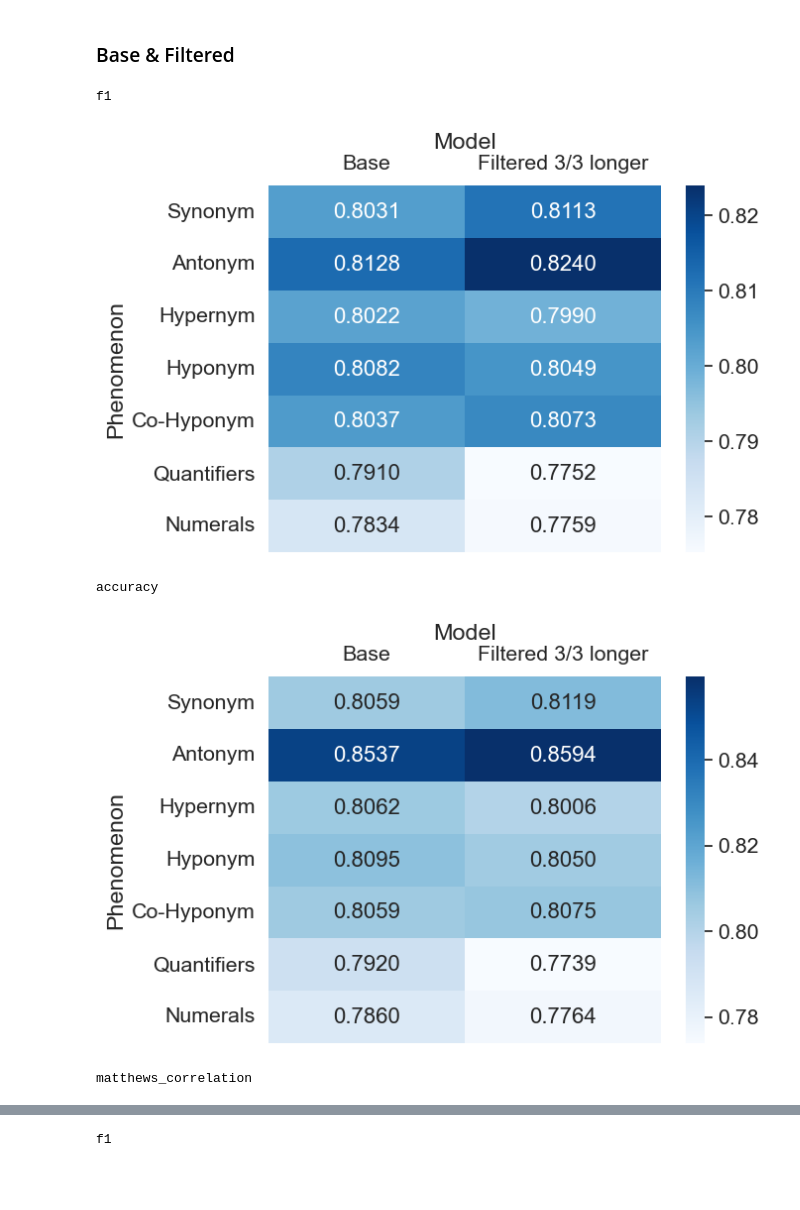
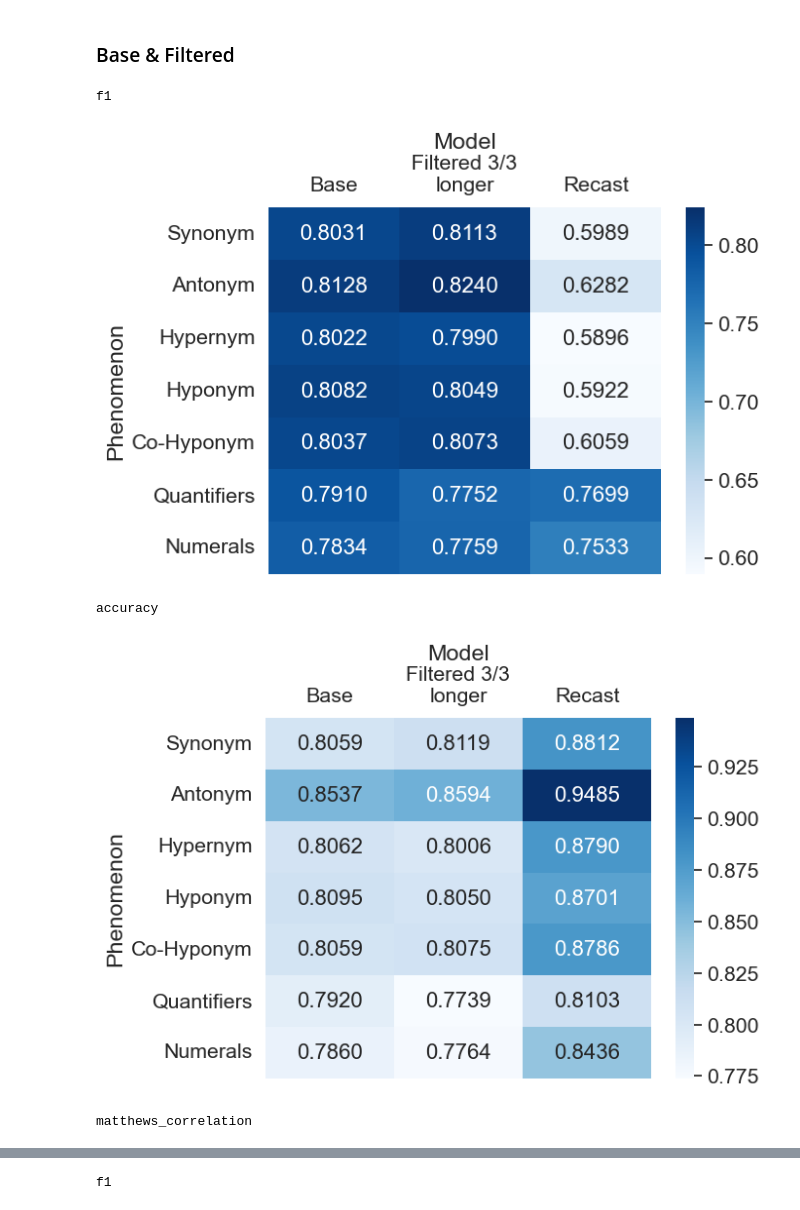
Before and after one commit to study-group-lit/lit, a Jupyter notebook: visualisations/metric_heatmaps_phenomena.ipynb, the cells around one changed output, grey strips where cells are left out. Drawn from its saved outputs; the diff is of its cells as text; code cells hidden in the pictures; blank space fills up the shorter version.

```diff
--- a/visualisations/metric_heatmaps_phenomena.ipynb
+++ b/visualisations/metric_heatmaps_phenomena.ipynb
@@ -15,9 +15,10 @@ phenomena = ["Synonym", "Antonym", "Hypernym", "Hyponym", "Co-Hyponym", "Quantif
 # %%
 path_mapping = {
     "Base": "../scripts/metrics_by_phenomena/results/roberta-base-finetuned-mnli.json",
-    "Filtered 3/3 longer": "../scripts/metrics_by_phenomena/results/roberta-base-finetuned-mnli-maximum_two_6.json"
+    "Filtered 3/3 longer": "../scripts/metrics_by_phenomena/results/roberta-base-finetuned-mnli-maximum_two_6.json",
+    "Recast": "../scripts/evaluate_finetuned_models/results/recast_esnli.json"
 }
-models = ["Base", "Filtered 3/3 longer"]
+models = ["Base", "Filtered 3/3\nlonger", "Recast"]
 
 for metric in metrics:
     metric_data = []
@@ -29,6 +30,6 @@ for metric in metrics:
                 model_data.append(phenomenon_data[metric])
         metric_data.append(model_data)
     print(metric)
-    plot_metric_heatmap_phenomena(np.array(metric_data).T, models, phenomena, save_path=f"../report/images/metric_heatmaps_phenomena/important_words/base_filtered_{metric}.pdf")
+    plot_metric_heatmap_phenomena(np.array(metric_data).T, models, phenomena, save_path=f"../report/images/metric_heatmaps_phenomena/important_words/base_filtered_recast{metric}.pdf")
 # %% [output]
 f1
@@ -70,24 +71,25 @@ matthews_correlation
 # %%
 path_mapping = {
     "Base": "../scripts/metrics_by_phenomena_all_words/results/roberta-base-finetuned-mnli.json",
-    "Filtered 3/3 longer": "../scripts/metrics_by_phenomena_all_words/results/roberta-base-finetuned-mnli-maximum_two_6.json"
+    "Filtered 3/3 longer": "../scripts/metrics_by_phenomena_all_words/results/roberta-base-finetuned-mnli-maximum_two_6.json",
+    "Recast": "../scripts/evaluate_finetuned_models/results/recast_esnli.json"
 }
-models = ["Base", "Filtered 3/3 longer"]
+models = ["Base", "Filtered 3/3\nlonger", "Recast"]
 
 for metric in metrics:
     metric_data = []
     for model in path_mapping.items():
         model_data = []
         with open(model[1], "r") as f:
             metrics_data = json.load(f)
             for phenomenon_data in metrics_data:
                 model_data.append(phenomenon_data[metric])
         metric_data.append(model_data)
     print(metric)
-    plot_metric_heatmap_phenomena(np.array(metric_data).T, models, phenomena, save_path=f"../report/images/metric_heatmaps_phenomena/all_words/base_filtered_{metric}.pdf")
+    plot_metric_heatmap_phenomena(np.array(metric_data).T, models, phenomena, save_path=f"../report/images/metric_heatmaps_phenomena/all_words/base_filtered_recast_{metric}.pdf")
 # %% [output]
 f1
-[figure, old version]
+[figure, new version]
 accuracy
-[figure, old version]
+[figure, new version]
 matthews_correlation
```
Also changed, not shown: parts of 3 cells of this notebook, 27 other files.
